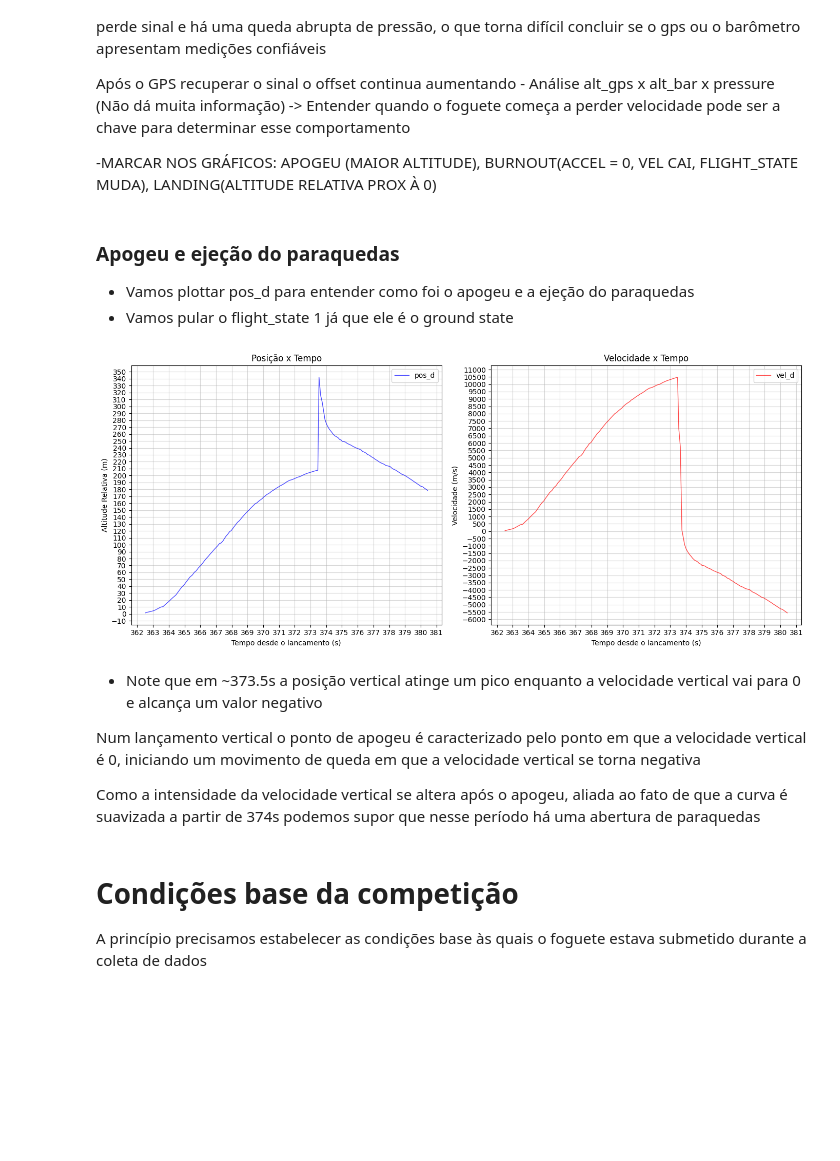
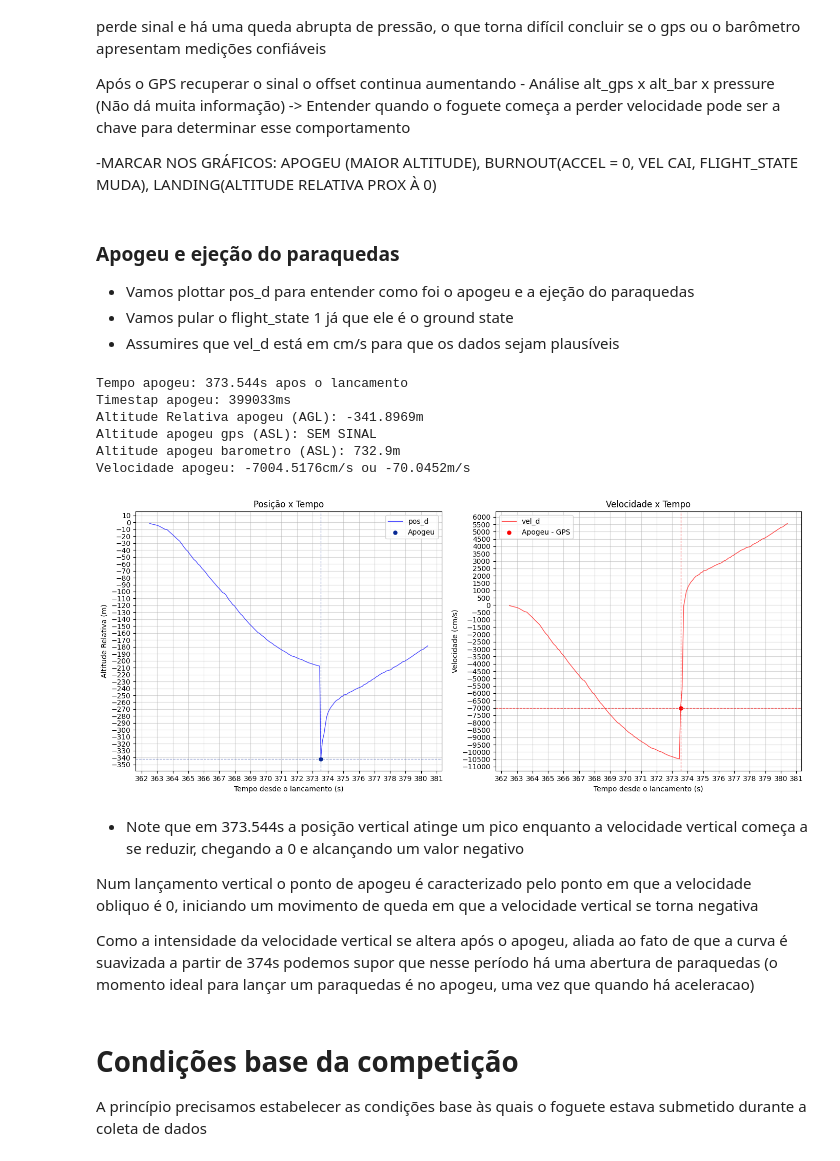
Before and after one commit to EnzoBat17/Analise-de-Dados-NASHIRA---EPTA, a Jupyter notebook: Analise de Dados NASHIRA.ipynb, the cells around one changed output. Drawn from its saved outputs; the diff is of its cells as text; code cells hidden in the pictures; blank space fills up the shorter version.

Commit message:
finalizada relacao altitude  x apogeu

```diff
--- a/Analise de Dados NASHIRA.ipynb
+++ b/Analise de Dados NASHIRA.ipynb
@@ -387,53 +398,101 @@ Após o GPS recuperar o sinal o offset continua aumentando - Análise alt_gps x
 
 - Vamos plottar pos_d para entender como foi o apogeu e a ejeção do paraquedas
 - Vamos pular o flight_state 1 já que ele é o ground state
+- Assumires que vel_d está em cm/s para que os dados sejam plausíveis
 # %%
 df_pos_d = df.loc[df["flight_state"] >= 2, ["time_interval", "pos_d","vel_d"]].copy()
-df_pos_d["pos_d"] = df_pos_d["pos_d"] * (-1)
-df_pos_d["vel_d"] = df_pos_d["vel_d"] * (-1)
+df_pos_d["pos_d"] = df_pos_d["pos_d"]
+df_pos_d["vel_d"] = df_pos_d["vel_d"]
 df_pos_d["time_interval"] = df_pos_d["time_interval"]/1000
 
 fig, axes = plt.subplots(1, 2, figsize=(14, 6))
 
 # Coluna 1
 axes[0].plot(df_pos_d["time_interval"], df_pos_d["pos_d"], color="b", linestyle="-", label="pos_d", alpha=0.7, linewidth=1)
 
 #Detalhes
 axes[0].set_xlabel("Tempo desde o lancamento (s)")
 axes[0].set_ylabel("Altitude Relativa (m)")
 axes[0].grid(True, alpha=0.5)
-axes[0].legend()
 axes[0].set_title("Posição x Tempo")
 
 # Configuracao eixo
 axes[0].xaxis.set_major_locator(ticker.MaxNLocator(20))
 axes[0].yaxis.set_major_locator(ticker.MaxNLocator(40))
 #axes[0].set_ylim(0, 1.05*abs(df_pos_d["pos_d"].min()))
 
 #Coluna 2
 axes[1].plot(df_pos_d["time_interval"], df_pos_d["vel_d"], color="r", linestyle="-", label="vel_d", alpha=0.7, linewidth=1)
 
 #Detalhes
 axes[1].set_xlabel("Tempo desde o lancamento (s)")
-axes[1].set_ylabel("Velocidade (m/s)")
+axes[1].set_ylabel("Velocidade (cm/s)")
 axes[1].grid(True, alpha=0.5)
-axes[1].legend()
 axes[1].set_title("Velocidade x Tempo")
 
 # Configuracao eixo
 axes[1].xaxis.set_major_locator(ticker.MaxNLocator(20))
 axes[1].yaxis.set_major_locator(ticker.MaxNLocator(40))
 
+#Marcando o apogeu
+df_apogeu = (df[["timestamp_ms","time_interval","pos_d","vel_d","alt_bar", "alt_gps", "gps_available"]]).copy() #Usamos o dataframe completo para determinar o apogeu
+
+
+id_ap = df_apogeu["pos_d"].idxmin() #Retorna o id do maior valor na coluna "pos_d"
+
+alt_rel_ap = df_apogeu["pos_d"].min()
+
+alt_gps_ap = df_apogeu["alt_gps"].iloc[id_ap]
+alt_bar_ap = df_apogeu["alt_bar"].iloc[id_ap]
+
+vel_d_ap = df_apogeu["vel_d"].iloc[id_ap]
+
+timestamp_ap = df_apogeu["timestamp_ms"].iloc[id_ap]
+
+time_interval_ap = df_apogeu["time_interval"].iloc[id_ap]
+
+time_interval_ap /= 1000
+
+axes[0].axvline(x=time_interval_ap, color="#07289470", linewidth = 0.9, linestyle = "--")
+axes[0].axhline(y=alt_rel_ap, color="#07289470", linewidth = 0.9, linestyle = "--")
+axes[0].scatter(x=time_interval_ap, y=alt_rel_ap, color="#07289470", linewidths= 0.1, alpha=1, label = "Apogeu")
+
+axes[1].axvline(x=time_interval_ap, color="#FD00009C", linewidth = 0.9, linestyle = "--")
+axes[1].axhline(y=vel_d_ap, color="#FD00009C", linewidth = 0.9, linestyle = "--")
+axes[1].scatter(x=time_interval_ap, y=vel_d_ap, color="#FD00009C", linewidths= 0.1, alpha=1, label = "Apogeu - GPS")
+
+
+print(f"Tempo apogeu: {time_interval_ap}s apos o lancamento")
+print(f"Timestap apogeu: {timestamp_ap}ms")
+print(f"Altitude Relativa apogeu (AGL): {alt_rel_ap}m") #Vai ser negativo pois o eixo "d" no sistema NED aponta pra baixo
+if df_apogeu["gps_available"].iloc[id_ap] == 1:
+    print(f"Altitude apogeu gps (ASL): {alt_gps_ap}m")
+else:
+    print(f"Altitude apogeu gps (ASL): SEM SINAL")
+
+print(f"Altitude apogeu barometro (ASL): {alt_bar_ap}m")
+print(f"Velocidade apogeu: {vel_d_ap}cm/s ou {round(vel_d_ap/100,4)}m/s")
+
+#Encontrando pontos com vel_d = 0
+
+axes[0].legend()
+axes[1].legend()
 plt.tight_layout()
 plt.show()
 # %% [output]
+Tempo apogeu: 373.544s apos o lancamento
+Timestap apogeu: 399033ms
+Altitude Relativa apogeu (AGL): -341.8969m
+Altitude apogeu gps (ASL): SEM SINAL
+Altitude apogeu barometro (ASL): 732.9m
+Velocidade apogeu: -7004.5176cm/s ou -70.0452m/s
-[figure, old version]
+[figure, new version]
 # %% [markdown]
-- Note que em ~373.5s a posição vertical atinge um pico enquanto a velocidade vertical vai para 0 e alcança um valor negativo
+- Note que em 373.544s a posição vertical atinge um pico enquanto a velocidade vertical começa a se reduzir, chegando a 0 e alcançando um valor negativo
 
-Num lançamento vertical o ponto de apogeu é caracterizado pelo ponto em que a velocidade vertical é 0, iniciando um movimento de queda em que a velocidade vertical se torna negativa
+Num lançamento vertical o ponto de apogeu é caracterizado pelo ponto em que a velocidade obliquo é 0, iniciando um movimento de queda em que a velocidade vertical se torna negativa
 
-Como a intensidade da velocidade vertical se altera após o apogeu, aliada ao fato de que a curva é suavizada a partir de 374s podemos supor que nesse período há uma abertura de paraquedas
+Como a intensidade da velocidade vertical se altera após o apogeu, aliada ao fato de que a curva é suavizada a partir de 374s podemos supor que nesse período há uma abertura de paraquedas (o momento ideal para lançar um paraquedas é no apogeu, uma vez que quando há aceleracao)
 # %% [markdown]
 # Condições base da competição
 A princípio precisamos estabelecer as condições base às quais o foguete estava submetido durante a coleta de dados
```
Also changed, not shown: parts of 3 cells of this notebook.
